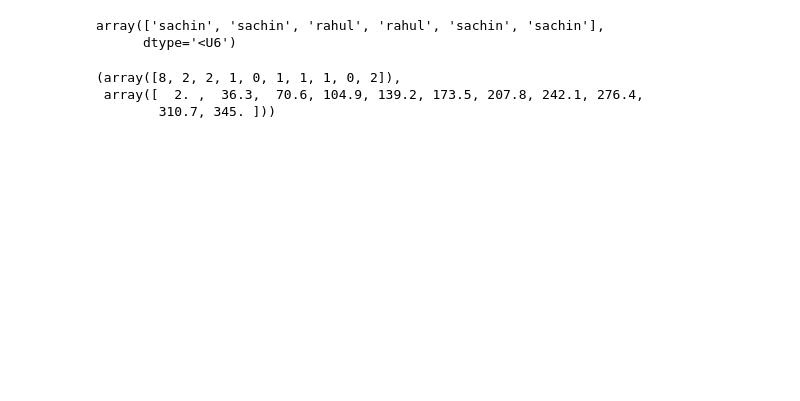
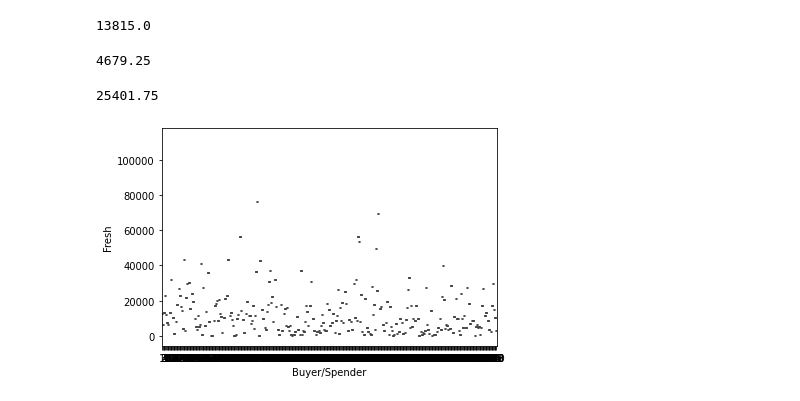
Before and after one commit to Dhananjay240/programs, a Jupyter notebook: Untitled0.ipynb, the cells around one changed output. Saved outputs shown, nothing was run; the diff lists cells and outputs as text; code cells hidden in the pictures; blank space fills up the shorter version.

```diff
--- a/Untitled0.ipynb
+++ b/Untitled0.ipynb
@@ -61,16 +3,32 @@ IndexError: ignored
-# %%
-snr = cric[:,0:2]
-higher = np.argmax(snr,axis=1)
-higher
-np.sum(higher)/6
-np.where(higher == 0,'sachin','rahul')
-# %% [output]
-array(['sachin', 'sachin', 'rahul', 'rahul', 'sachin', 'sachin'],
-      dtype='<U6')
-# %%
-np.mean(sachin[sachin >= 20])
-np.histogram(cric)
-# %% [output]
-(array([8, 2, 2, 1, 0, 1, 1, 1, 0, 2]),
- array([  2. ,  36.3,  70.6, 104.9, 139.2, 173.5, 207.8, 242.1, 276.4,
-        310.7, 345. ]))
+# %%
+import pandas as pd
+import numpy as np
+data = pd.read_csv('wholesale.csv')
+data
+np.amax(data)
+np.amin(data)
+import seaborn as sns
+data1 = pd.read_csv('wholesale.csv', skiprows=1,usecols=[3])
+data1
+np.mean(data1)
+iqr = np.percentile(data1,75) - np.percentile(data1,25)
+iqr
+np.sort(data1,axis=1)
+iqr = np.percentile(data1,75) - np.percentile(data1,25)
+iqr
+# %% [output]
+13815.0
+# %%
+lower_b = np.percentile(data1,25)
+lower_b*1.5
+# %% [output]
+4679.25
+# %%
+upper_b = np.percentile(data1,75)
+upper_b*1.5
+# %% [output]
+25401.75
+# %%
+ax = sns.boxplot(x = 'Buyer/Spender',y = 'Fresh',data = data)
+# %% [output]
+[figure, added]
```
Also changed, not shown: parts of 8 cells of this notebook.
